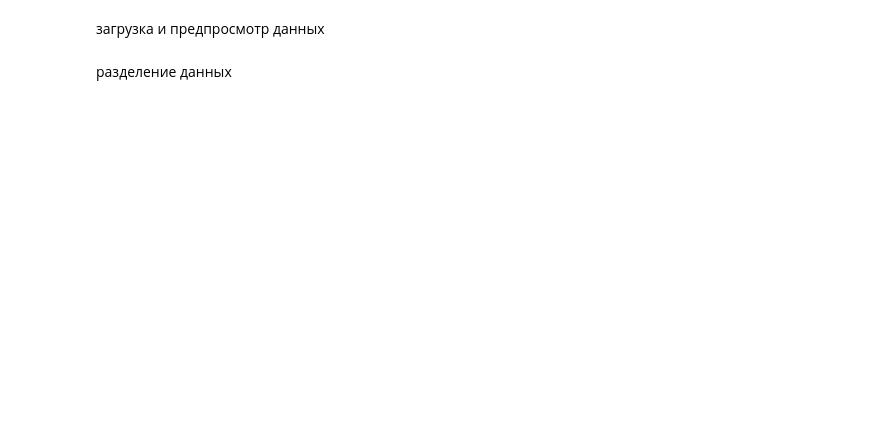
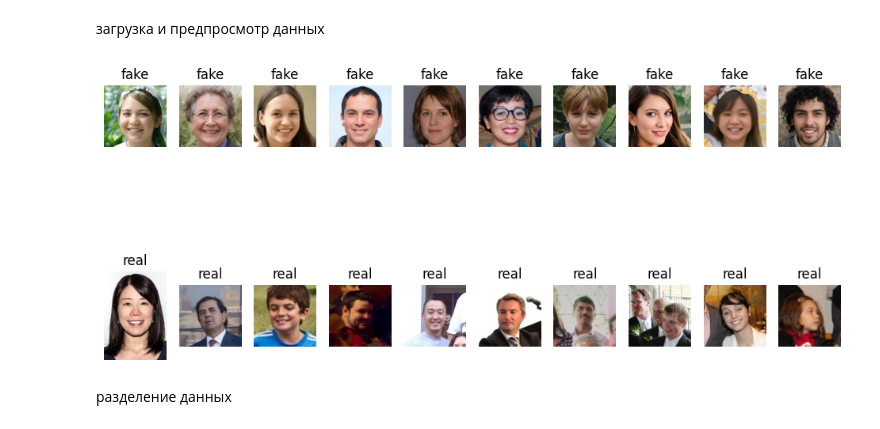
Before and after one commit to miroslavgaraev/ML-project, a Jupyter notebook: main.ipynb, the cells around one changed output. Saved outputs shown, nothing was run; the diff lists cells and outputs as text; code cells hidden in the pictures; blank space fills up the shorter version.

```diff
--- a/main.ipynb
+++ b/main.ipynb
@@ -10,28 +41,37 @@ KeyboardInterrupt:
 загрузка и предпросмотр данных
 # %%
 
-dataset = 'ddata/test' #загружаем только данные из test, так как там достаточно картинко, позже разобьем их на train, test, val данные
+dataset = 'ddata/test' #загружаем только данные из test, так как там достаточно картинок
+output_folder = 'ml-dataset'
+splitfolders.ratio(
+    dataset,
+    output=output_folder,
+    seed=1337,
+    ratio=(0.7, 0.1, 0.2),
+    group_prefix=None
+) # разделяем картинки в другом порядке, чтобы в дальнейшем обучить по ним модель
 categories = ['fake', 'real']
 exam_imgs = []
 for i in categories:
   class_path = os.path.join(dataset, i)
   images = []
   for img in os.listdir(class_path):
     if img.endswith(('.png', '.jpg', '.jpeg')):
-        images.append(img)
+      images.append(img)
   for x in images[:10]:
     img_p = os.path.join(class_path, x)
     exam_imgs.append((img_p, i))
 
-
 fig, axes = plt.subplots(2, 10, figsize=(12, 6))
 for i, (img_path, label) in enumerate(exam_imgs):
-    img = load_img(img_path)
-    ax = axes[i // 10, i % 10]
-    ax.imshow(img)
-    ax.set_title(label)
-    ax.axis("off")
+  img = load_img(img_path)
+  ax = axes[i // 10, i % 10]
+  ax.imshow(img)
+  ax.set_title(label)
+  ax.axis("off")
 plt.show()
+# %% [output]
+[figure, added]
 # %% [markdown]
 разделение данных
 # %%
```
Also changed, not shown: parts of 5 cells of this notebook.
